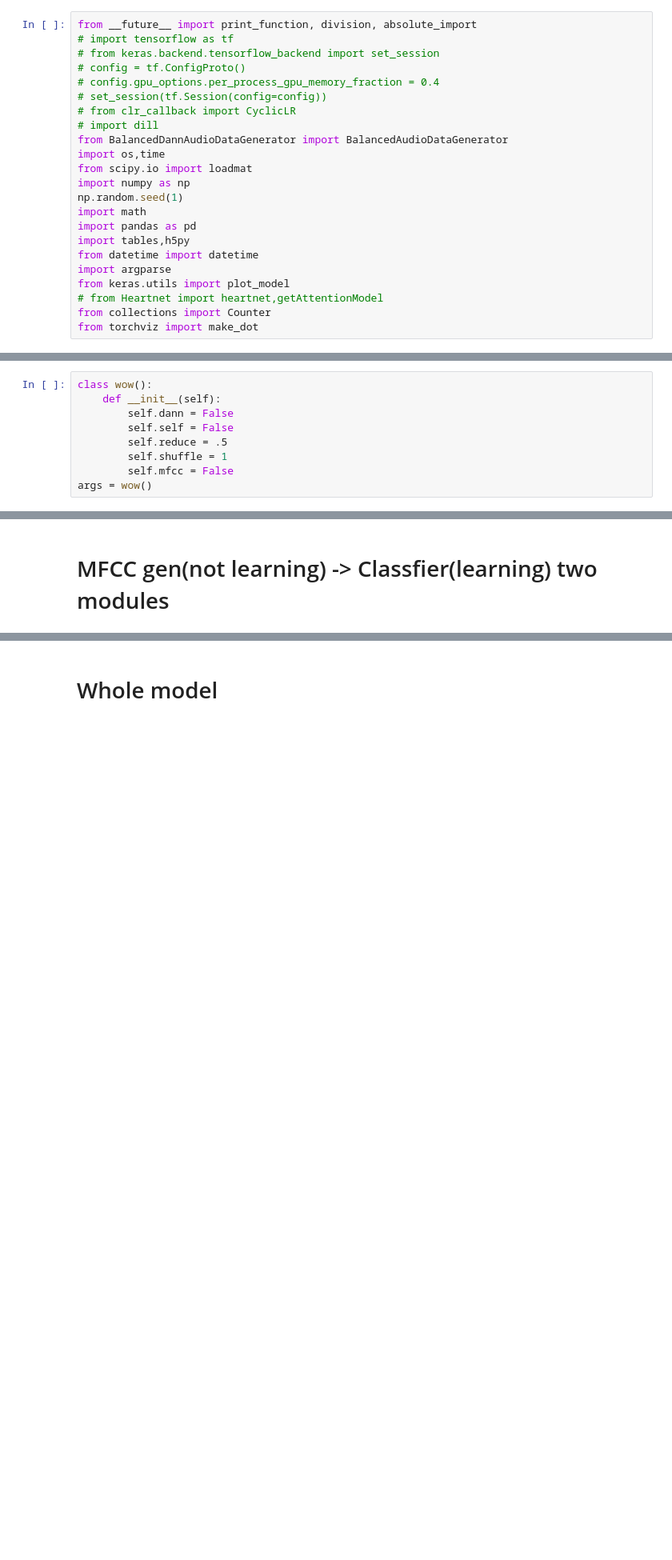
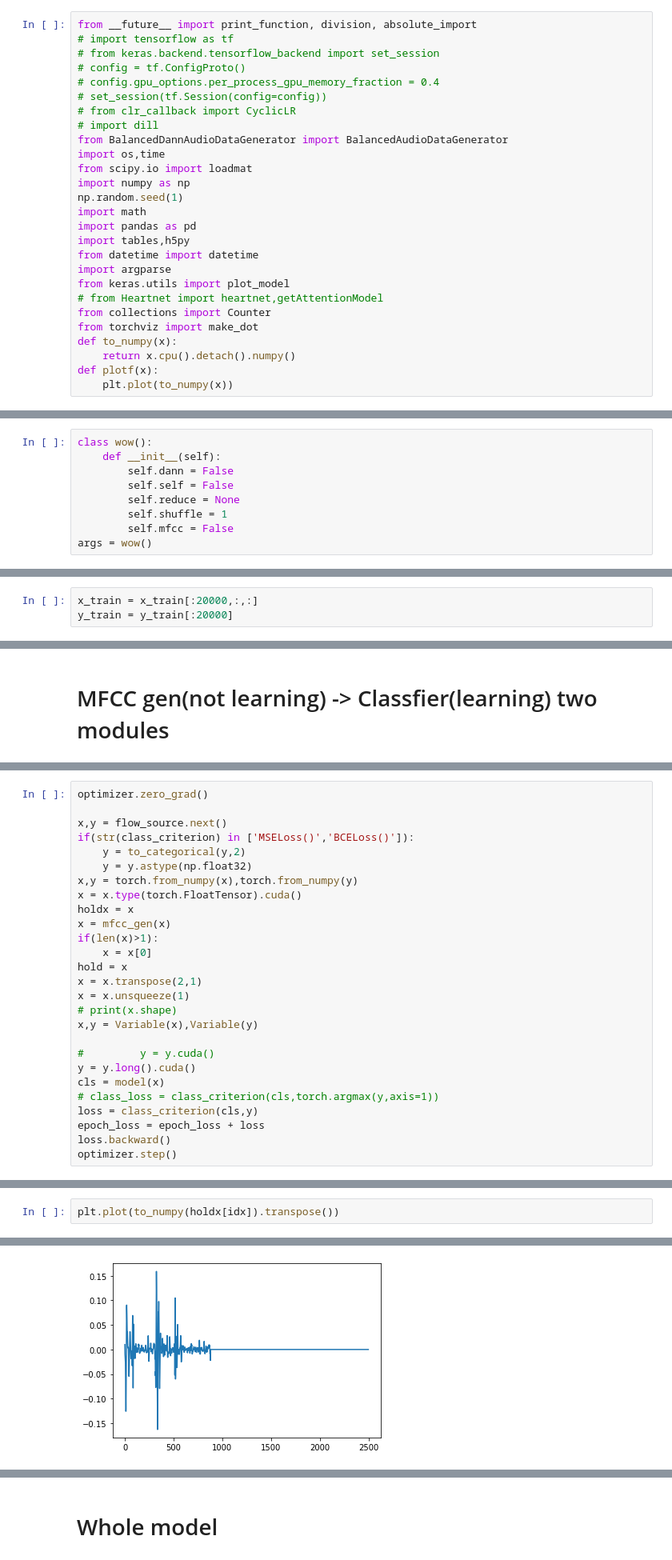
Before and after one commit to IstiaqAnsari/SpectNet, a Jupyter notebook: codes/almost trainer mfcc layer.ipynb, the cells around one changed output, grey strips where cells are left out. Shown: that part at 80% size. Drawn from its saved outputs; the diff is of its cells as text; blank space fills up the shorter version.

Commit message:
training loss stuck, zero grad, not updating weights

```diff
--- a/codes/almost trainer mfcc layer.ipynb
+++ b/codes/almost trainer mfcc layer.ipynb
@@ -21,6 +21,10 @@ from keras.utils import plot_model
 # from Heartnet import heartnet,getAttentionModel
 from collections import Counter
 from torchviz import make_dot
+def to_numpy(x):
+    return x.cpu().detach().numpy()
+def plotf(x):
+    plt.plot(to_numpy(x))
 # %%
 # from utils import log_macc, results_log
 from dataLoader import reshape_folds
@@ -37,7 +41,7 @@ class wow():
     def __init__(self):
         self.dann = False
         self.self = False
-        self.reduce = .5
+        self.reduce = None
         self.shuffle = 1
         self.mfcc = False
 args = wow()
@@ -230,3 +225,6 @@ x_val = x_val.transpose((0,2,1))
+# %%
+x_train = x_train[:20000,:,:]
+y_train = y_train[:20000]
 # %%
 batch_size = 20
 datagen_source = BalancedAudioDataGenerator(shift=.1,data_format = 'channels_first')
@@ -512,0 +590,27 @@ NameError: name 'mfcc_gen' is not defined
+# %%
+optimizer.zero_grad()
+
+x,y = flow_source.next()
+if(str(class_criterion) in ['MSELoss()','BCELoss()']):
+    y = to_categorical(y,2)
+    y = y.astype(np.float32)
+x,y = torch.from_numpy(x),torch.from_numpy(y)
+x = x.type(torch.FloatTensor).cuda()
+holdx = x
+x = mfcc_gen(x)
+if(len(x)>1):
+    x = x[0]
+hold = x
+x = x.transpose(2,1)
+x = x.unsqueeze(1)
+# print(x.shape)
+x,y = Variable(x),Variable(y)
+
+#         y = y.cuda()
+y = y.long().cuda()
+cls = model(x)
+# class_loss = class_criterion(cls,torch.argmax(y,axis=1))
+loss = class_criterion(cls,y)
+epoch_loss = epoch_loss + loss
+loss.backward()
+optimizer.step()
@@ -512,0 +639,3 @@ NameError: name 'mfcc_gen' is not defined
+# %%
+plt.plot(to_numpy(holdx[idx]).transpose())
+# %% [output]
@@ -512,0 +643 @@ NameError: name 'mfcc_gen' is not defined
+[figure, added]
```
Also changed, not shown: parts of 56 cells of this notebook, 4 other files.
